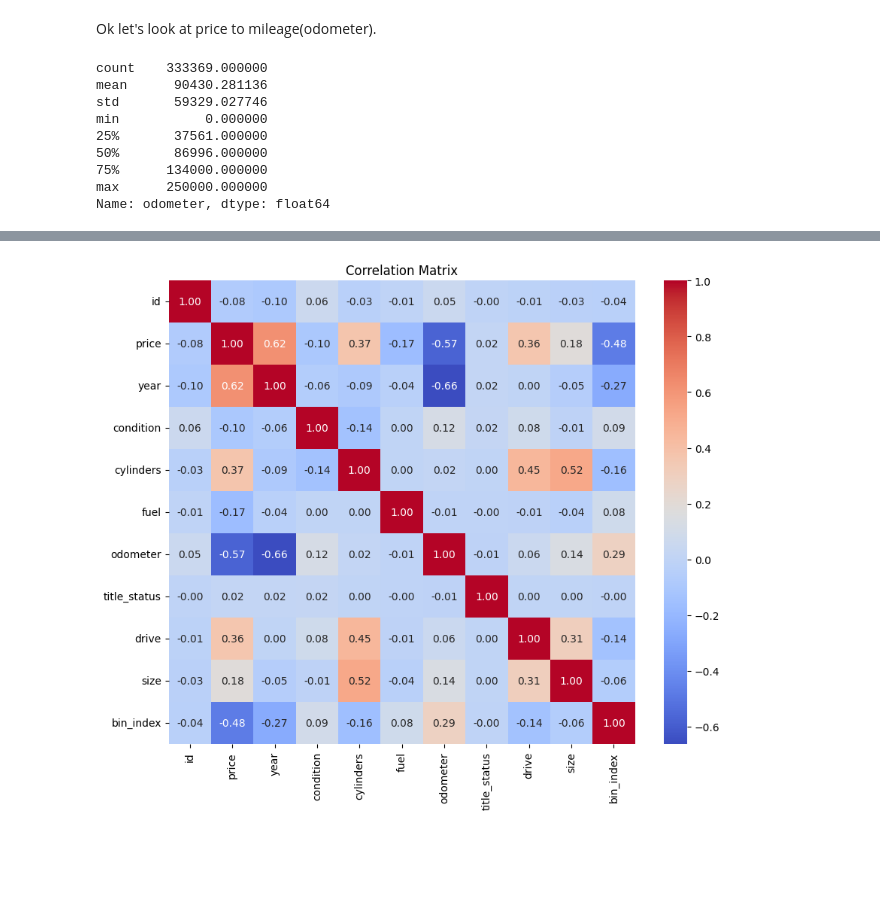
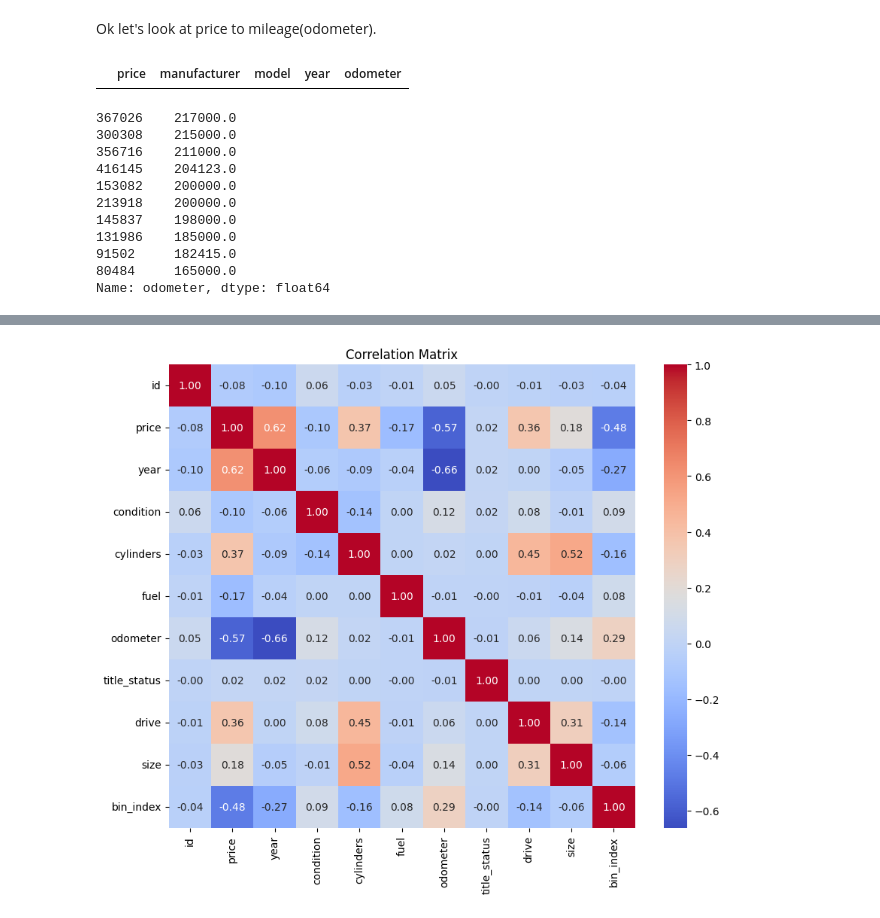
Before and after one commit to coconut808/ML-AI, a Jupyter notebook: Assignment_11.1/luxury.ipynb, the cells around one changed output, grey strips where cells are left out. Saved outputs shown, nothing was run; the diff lists cells and outputs as text; code cells hidden in the pictures; blank space fills up the shorter version.

```diff
--- a/Assignment_11.1/luxury.ipynb
+++ b/Assignment_11.1/luxury.ipynb
@@ -310,17 +189,25 @@ Ok let's look at price to mileage(odometer).
 # %%
 # Let's check the odometer values of our current dataset
 cars['odometer'].describe()
-#cars.query('odometer > 250000')[['price','manufacturer','model','year','odometer']].sort_values('odometer')
+cars.query('odometer > 250000')[['price','manufacturer','model','year','odometer']].sort_values('odometer')
 # %% [output]
-count    333369.000000
-mean      90430.281136
-std       59329.027746
-min           0.000000
-25%       37561.000000
-50%       86996.000000
-75%      134000.000000
-max      250000.000000
-Name: odometer, dtype: float64
+|  | price | manufacturer | model | year | odometer |
+# %%
+# No exotic/luxury cars with odometer readings over 250,000 miles in our dataset.  With the highest topping out at 217,000 miles.
+# There are some cars with mileage under 50 miles which would be classified as new.
+cars['odometer'].sort_values(ascending=False).head(10)
+# %% [output]
+367026    217000.0
+300308    215000.0
+356716    211000.0
+416145    204123.0
+153082    200000.0
+213918    200000.0
+145837    198000.0
+131986    185000.0
+91502     182415.0
+80484     165000.0
+Name: odometer, dtype: float64
 # %%
 median_mileage = cars['odometer'].median()
 
```
Also changed, not shown: parts of 20 cells of this notebook, 4 other files.
